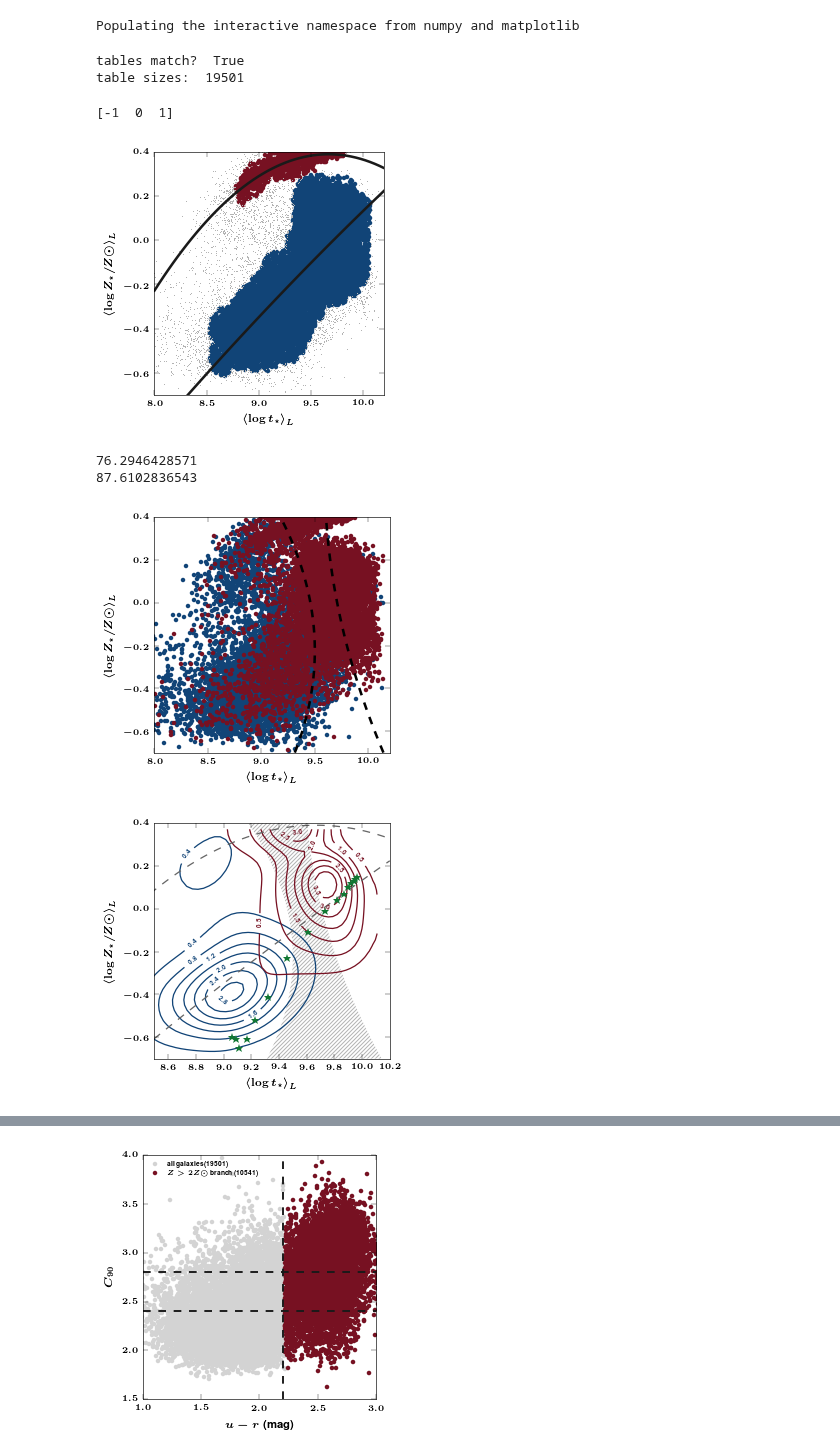
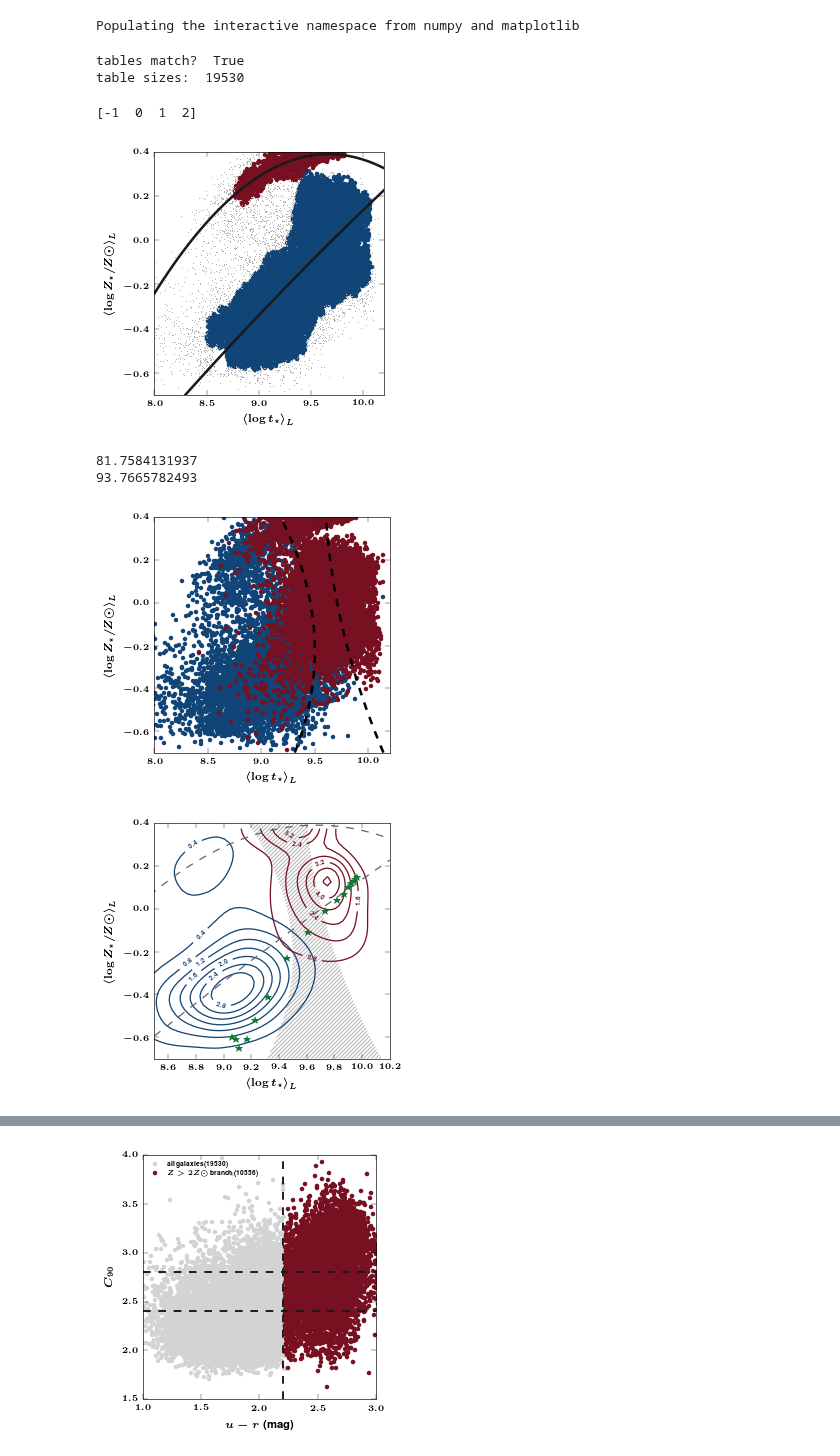
Before and after one commit to ajmejia/notebooks, a Jupyter notebook: RealDeal.ipynb, the cells around one changed output, grey strips where cells are left out. Drawn from its saved outputs; the diff is of its cells as text; code cells hidden in the pictures.

```diff
--- a/RealDeal.ipynb
+++ b/RealDeal.ipynb
@@ -76,27 +84,24 @@ y = linspace(-0.7, 0.4)
 # %%
-#COMMON MASKS & QUANTITIES
-nmask = array([n in jpas_ne["input_file"] for n in jpas_me["input_file"]], dtype=bool)
-#gmask = array([n in gal2005["input_file"] for n in catalog["input_file"]], dtype=bool)
-zmask = (spec_ne["log_Z_L_mod"]>log10(0.004/0.02))&(catalog["redshift"]>=0.05)&((Cind["petroR90_r"]>0.0))
-sfgal = (catalog["u_mag"] - catalog["r_mag"])[zmask]<2.22
-pagal = (catalog["u_mag"] - catalog["r_mag"])[zmask]>2.22
-
+# COMMON QUANTITIES
 s = spec_ne[zmask]
+j = jpas_me[zmask]
 cat = catalog[zmask]
 rat = 3./Cind["petroR90_r"][zmask]
 col = (catalog["u_mag"] - catalog["r_mag"])[zmask]
 con = (Cind["petroR90_r"][zmask]/Cind["petroR50_r"][zmask])
 
-X = zeros((s.size, 2))
-X[:, 0], X[:, 1] = s["log_t_L_mod"], s["log_Z_L_mod"]
+S = zeros((s.size, 2))
+S[:, 0], S[:, 1] = s["log_t_L_mod"], s["log_Z_L_mod"]
+J = zeros((j.size, 2))
+J[:, 0], J[:, 1] = j["log_t_L_mod"], j["log_Z_L_mod"]
 
-print "tables match? ", all((s["input_file"]==cat["input_file"])&(s["input_file"]==Cind["input_file"][zmask]))
+print "tables match? ", all((s["input_file"]==cat["input_file"])&(s["input_file"]==Cind["input_file"][zmask])&(s["input_file"]==j["input_file"]))
 print "table sizes: ", con.size
 # %% [output]
 tables match?  True
-table sizes:  19501
+table sizes:  19530
 # %%
-db = DBSCAN(eps=0.04, min_samples=50).fit(X)
+db = DBSCAN(eps=0.04, min_samples=50).fit(S)
 core_samples_mask = np.zeros_like(db.labels_, dtype=bool)
 core_samples_mask[db.core_sample_indices_] = True
 labels = db.labels_
@@ -112,7 +117,7 @@ noi = labels==-1
 
 colors = ["#114477", "#117733", "#771122"]
 # %% [output]
-[-1  0  1]
+[-1  0  1  2]
 # %%
 def model(pars, x):
     a, b, c = pars
@@ -126,12 +131,12 @@ ylim(-0.7, 0.4)
 xlabel(par_lbs[2])
 ylabel(par_lbs[4])
 
-plot(X[c1m, 0], X[c1m, 1], ".", color=colors[0])
-plot(X[c2m, 0], X[c2m, 1], ".", color=colors[2])
-plot(X[noi, 0], X[noi, 1], ",", color="0.7")
+plot(S[c1m, 0], S[c1m, 1], ".", color=colors[0])
+plot(S[c2m, 0], S[c2m, 1], ".", color=colors[2])
+plot(S[noi, 0], S[noi, 1], ",", color="0.7")
 
-pc1 = leastsq(residuals, [1, 1, 1], (X[c1m, 0], X[c1m, 1]))
-pc2 = leastsq(residuals, [1, 1, 1], (X[c2m, 0], X[c2m, 1]))
+pc1 = leastsq(residuals, [1, 1, 1], (S[c1m, 0], S[c1m, 1]))
+pc2 = leastsq(residuals, [1, 1, 1], (S[c2m, 0], S[c2m, 1]))
 
 plot(x, model(pc1[0], x), '-', lw=2, color="0.1")
 plot(x, model(pc2[0], x), '-', lw=2, color="0.1")
@@ -139,32 +144,32 @@ plot(x, model(pc2[0], x), '-', lw=2, color="0.1")
 tight_layout()
 #savefig(od + "age_met_clustering")
 # %% [output]
-[figure, old version]
+[figure, new version]
 # %%
 #COMPUTE THE G05 TABLE 2 BINNING (USE AGES FOR BINNING)
 
 xlim(8.0, 10.2)
 ylim(-0.7, 0.4)
 xlabel(par_lbs[2])
 ylabel(par_lbs[4])
 
-plot(X[sfgal, 0], X[sfgal, 1], ".", color=colors[0])
-plot(X[pagal, 0], X[pagal, 1], ".", color=colors[2])
+plot(S[sfgal, 0], S[sfgal, 1], ".", color=colors[0])
+plot(S[pagal, 0], S[pagal, 1], ".", color=colors[2])
 
 parr = array([-1.69252953, -0.4964394,   9.35303768])
 pard = array([ 0.04363491, -0.23994185,  9.56363449])
 par0 = array([ 0.32472905, -0.39032184,  9.70852055])
 plot(model(par0, y), y, '--', lw=2, color="k")
 plot(0.5*(model(pard, y)+model(parr, y)), y, '--', lw=2, color="k")
 
-print (X[sfgal, 0]<model(parr, [X[sfgal, 1]])).sum()*100.0/(sfgal).sum()
-print (X[pagal, 0]>model(parr, [X[pagal, 1]])).sum()*100.0/(pagal).sum()
+print (S[sfgal, 0]<model(parr, [S[sfgal, 1]])).sum()*100.0/(sfgal).sum()
+print (S[pagal, 0]>model(parr, [S[pagal, 1]])).sum()*100.0/(pagal).sum()
 
 #savefig(od + "age_met_scatter")
 # %% [output]
-76.2946428571
-87.6102836543
+81.7584131937
+93.7665782493
-[figure, old version]
+[figure, new version]
 # %%
 xlim(8.5, 10.2)
 ylim(-0.7, 0.4)
@@ -172,20 +177,20 @@ xlabel(par_lbs[2])
 ylabel(par_lbs[4])
 
 mask = (sfgal[:])
-nx, xi, xf, bsx = nbins(X[:, 0][mask])
-ny, yi, yf, bsy = nbins(X[:, 1][mask])
+nx, xi, xf, bsx = nbins(S[:, 0][mask])
+ny, yi, yf, bsy = nbins(S[:, 1][mask])
 
-H, xe, ye = histogram2d(X[:, 0][mask], X[:, 1][mask], bins=(nx, ny), normed=True)
+H, xe, ye = histogram2d(S[:, 0][mask], S[:, 1][mask], bins=(nx, ny), normed=True)
 H = gaussian_filter(H, sigma=3)
 
 cont = contour(xe[:- 1], ye[:- 1], H.T, colors=colors[0])
 clabel(cont, fontsize=5, fmt=r"\bf %.1f", inline=True)
 
 mask = (pagal[:])
-nx, xi, xf, bsx = nbins(X[:, 0][mask])
-ny, yi, yf, bsy = nbins(X[:, 1][mask])
+nx, xi, xf, bsx = nbins(S[:, 0][mask])
+ny, yi, yf, bsy = nbins(S[:, 1][mask])
 
-H, xe, ye = histogram2d(X[:, 0][mask], X[:, 1][mask], bins=(nx, ny), normed=True)
+H, xe, ye = histogram2d(S[:, 0][mask], S[:, 1][mask], bins=(nx, ny), normed=True)
 H = gaussian_filter(H, sigma=3)
 
 cont = contour(xe[:- 1], ye[:- 1], H.T, colors=colors[2])
@@ -200,6 +205,6 @@ plot(x, model(pc2[0], x), "--", lw=1, color="0.4")
 
 plot(galtab2[:, 4], galtab2[:, 1], "*", mfc=colors[1], mec="none")
 
-savefig(od + "AMR")
+savefig(od + "AMR_SPEC")
 # %% [output]
-[figure, old version]
+[figure, new version]
```
Also changed, not shown: parts of 3 cells of this notebook.
